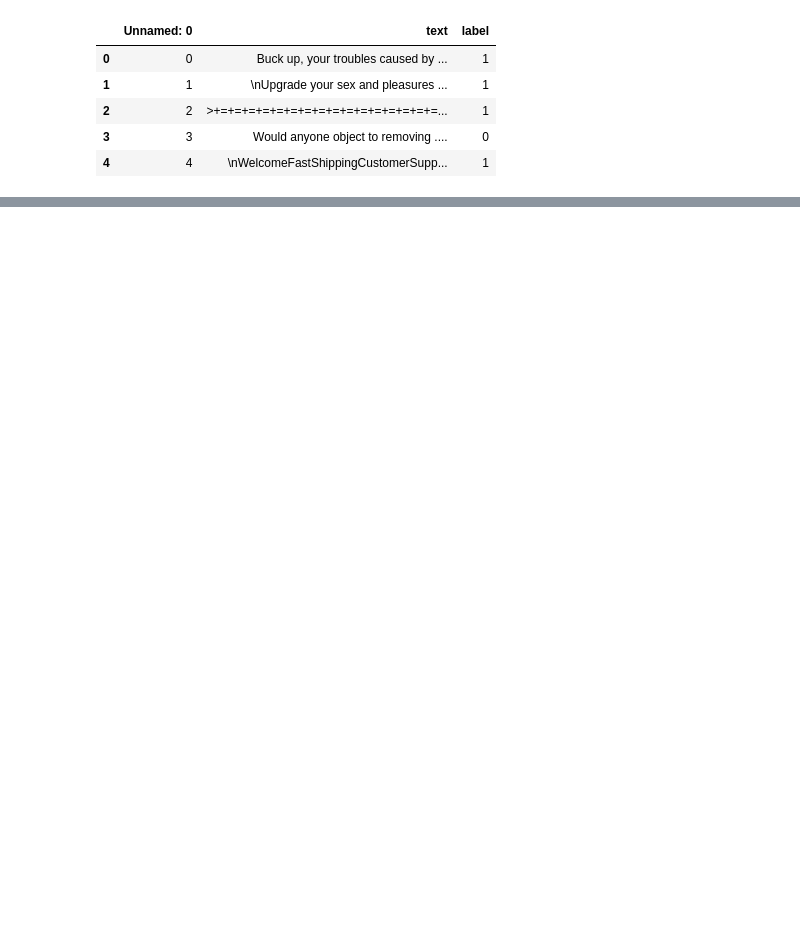
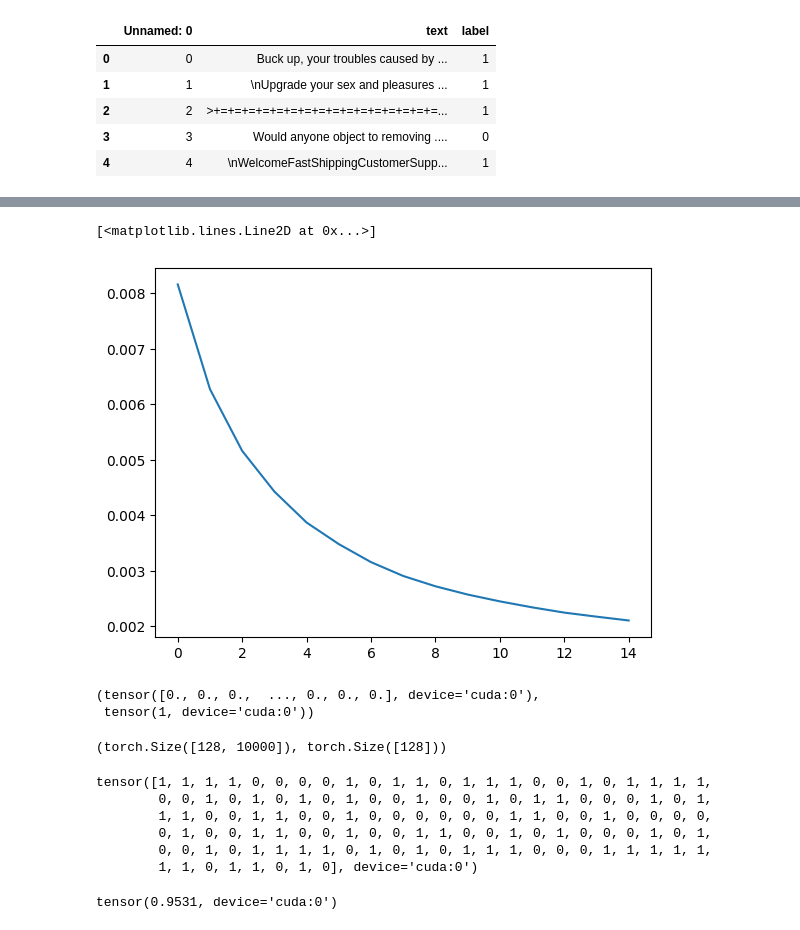
Before and after one commit to sqdArtemy/anti-spam-system, a Jupyter notebook: model/model.ipynb, the cells around one changed output, grey strips where cells are left out. Cells and saved outputs as stored; diff of their text form; code cells hidden in the pictures; blank space fills up the shorter version.

```diff
--- a/model/model.ipynb
+++ b/model/model.ipynb
@@ -118,0 +167,15 @@ for epoch in range(epochs):
+# %%
+plt.plot(losses)
+# %% [output]
+[<matplotlib.lines.Line2D at 0x...>]
+[figure, added]
+# %%
+x_batch, y_batch = next(iter(test_dl))
+x_batch[1], y_batch[1]
+# %% [output]
+(tensor([0., 0., 0.,  ..., 0., 0., 0.], device='cuda:0'),
+ tensor(1, device='cuda:0'))
+# %%
+x_batch.shape, y_batch.shape
+# %% [output]
+(torch.Size([128, 10000]), torch.Size([128]))
@@ -118,0 +187,14 @@ for epoch in range(epochs):
+# %%
+_, preds =torch.max(predictions, 1)
+preds
+# %% [output]
+tensor([1, 1, 1, 1, 0, 0, 0, 0, 1, 0, 1, 1, 0, 1, 1, 1, 0, 0, 1, 0, 1, 1, 1, 1,
+        0, 0, 1, 0, 1, 0, 1, 0, 1, 0, 0, 1, 0, 0, 1, 0, 1, 1, 0, 0, 0, 1, 0, 1,
+        1, 1, 0, 0, 1, 1, 0, 0, 1, 0, 0, 0, 0, 0, 0, 1, 1, 0, 0, 1, 0, 0, 0, 0,
+        0, 1, 0, 0, 1, 1, 0, 0, 1, 0, 0, 1, 1, 0, 0, 1, 0, 1, 0, 0, 0, 1, 0, 1,
+        0, 0, 1, 0, 1, 1, 1, 1, 0, 1, 0, 1, 0, 1, 1, 1, 0, 0, 0, 1, 1, 1, 1, 1,
+        1, 1, 0, 1, 1, 0, 1, 0], device='cuda:0')
+# %%
+torch.sum(preds == y_batch.view(-1))/x_batch.shape[0]
+# %% [output]
+tensor(0.9531, device='cuda:0')
```
Also changed, not shown: parts of 22 cells of this notebook, 2 other files.
